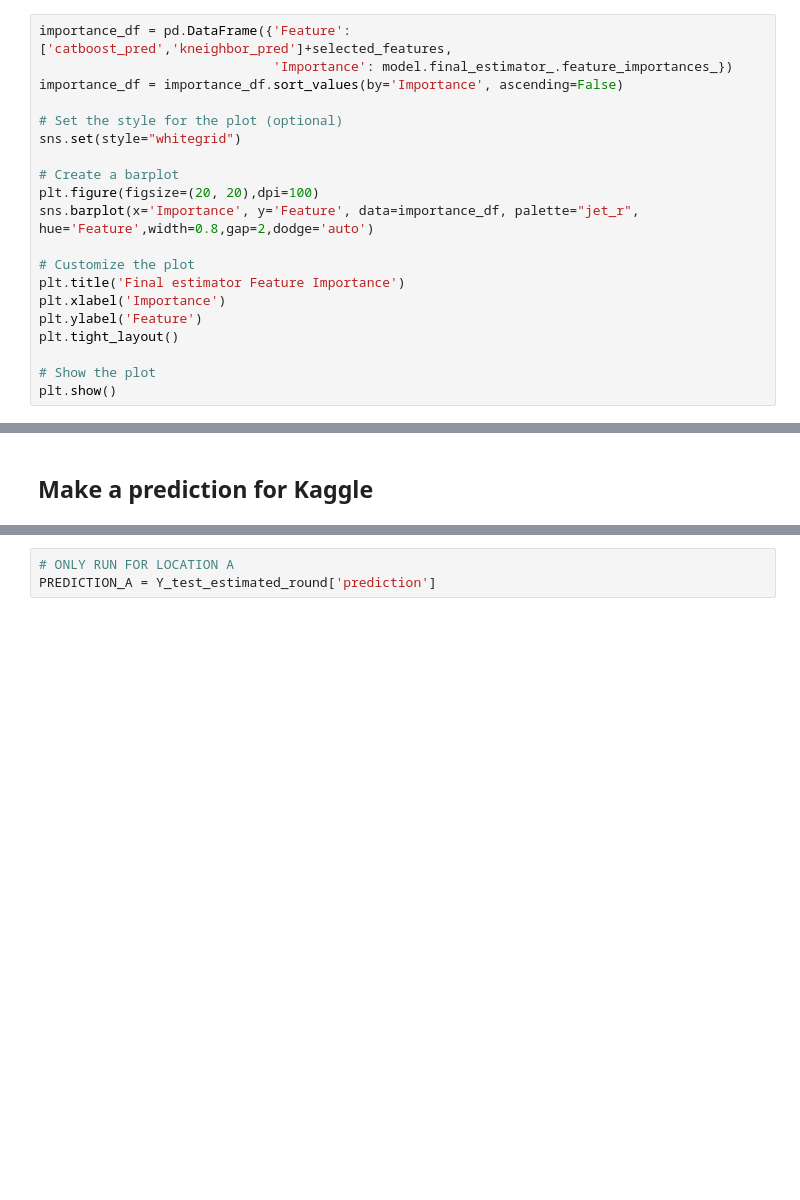
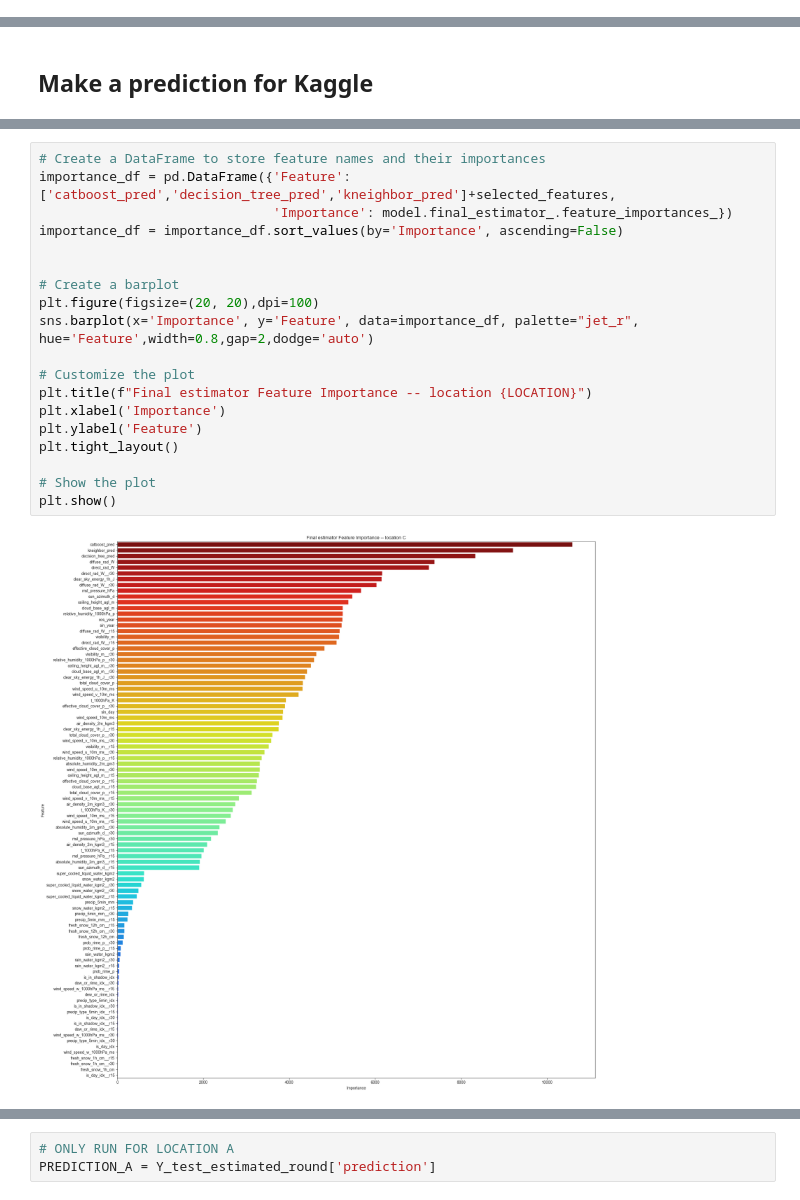
Before and after one commit to hugokerino/Energy-forecasting-NTNU, a Jupyter notebook: data/Noe/Short_notebook_1.ipynb, the cells around one changed output, grey strips where cells are left out. Cells and saved outputs as stored; diff of their text form; blank space fills up the shorter version.

```diff
--- a/data/Noe/Short_notebook_1.ipynb
+++ b/data/Noe/Short_notebook_1.ipynb
@@ -2443,20 +1005,0 @@ Location C --estimated-- MAE : 6.12
-# %%
-importance_df = pd.DataFrame({'Feature': ['catboost_pred','kneighbor_pred']+selected_features,
-                              'Importance': model.final_estimator_.feature_importances_})
-importance_df = importance_df.sort_values(by='Importance', ascending=False)
-
-# Set the style for the plot (optional)
-sns.set(style="whitegrid")
-
-# Create a barplot
-plt.figure(figsize=(20, 20),dpi=100)
-sns.barplot(x='Importance', y='Feature', data=importance_df, palette="jet_r", hue='Feature',width=0.8,gap=2,dodge='auto')
-
-# Customize the plot
-plt.title('Final estimator Feature Importance')
-plt.xlabel('Importance')
-plt.ylabel('Feature')
-plt.tight_layout()
-
-# Show the plot
-plt.show()
@@ -2694,3 +1396,24 @@ catboost_model.load_model("CatBoost_models/CatBoost"+LOCATION+"_lag1_minmax.cbm"
+# %%
+# Create a DataFrame to store feature names and their importances
+importance_df = pd.DataFrame({'Feature': ['catboost_pred','decision_tree_pred','kneighbor_pred']+selected_features,
+                              'Importance': model.final_estimator_.feature_importances_})
+importance_df = importance_df.sort_values(by='Importance', ascending=False)
+
+
+# Create a barplot
+plt.figure(figsize=(20, 20),dpi=100)
+sns.barplot(x='Importance', y='Feature', data=importance_df, palette="jet_r", hue='Feature',width=0.8,gap=2,dodge='auto')
+
+# Customize the plot
+plt.title(f"Final estimator Feature Importance -- location {LOCATION}")
+plt.xlabel('Importance')
+plt.ylabel('Feature')
+plt.tight_layout()
+
+# Show the plot
+plt.show()
+# %% [output]
+[figure, added]
 # %%
 # Predict on the X_test_estimated dataset
 Y_test_estimated = pd.DataFrame()
```
Also changed, not shown: parts of 144 cells of this notebook, 1 other file.
